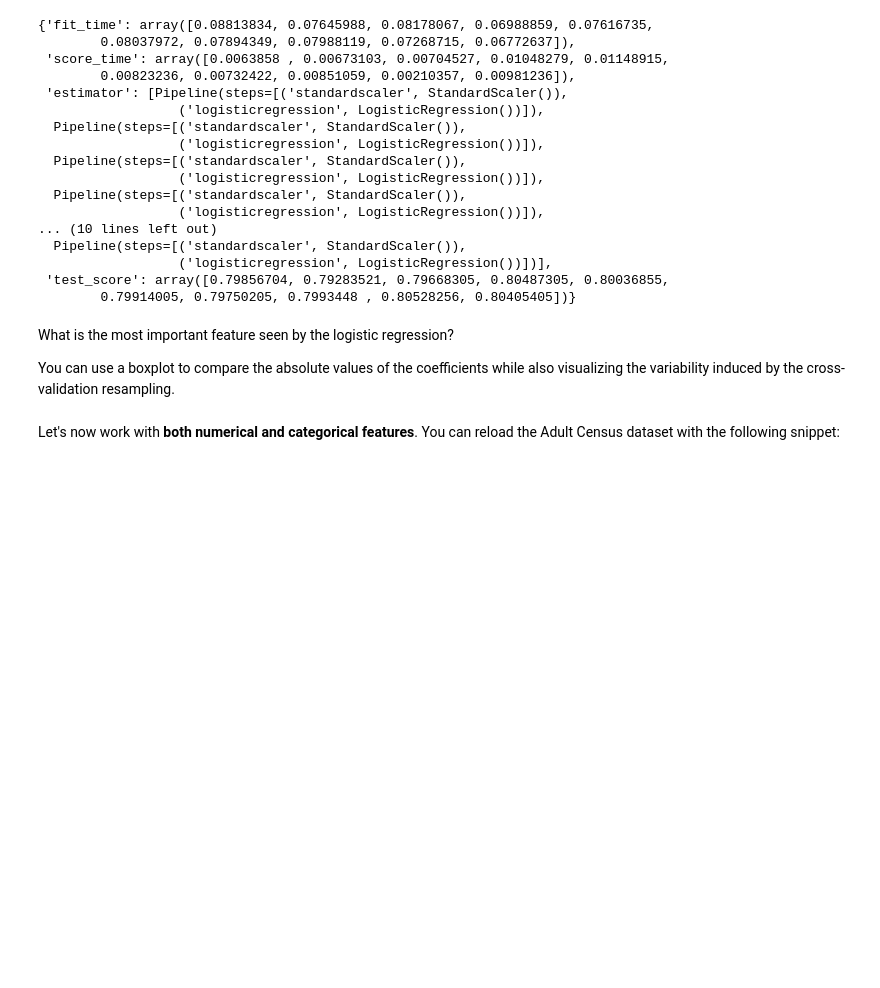
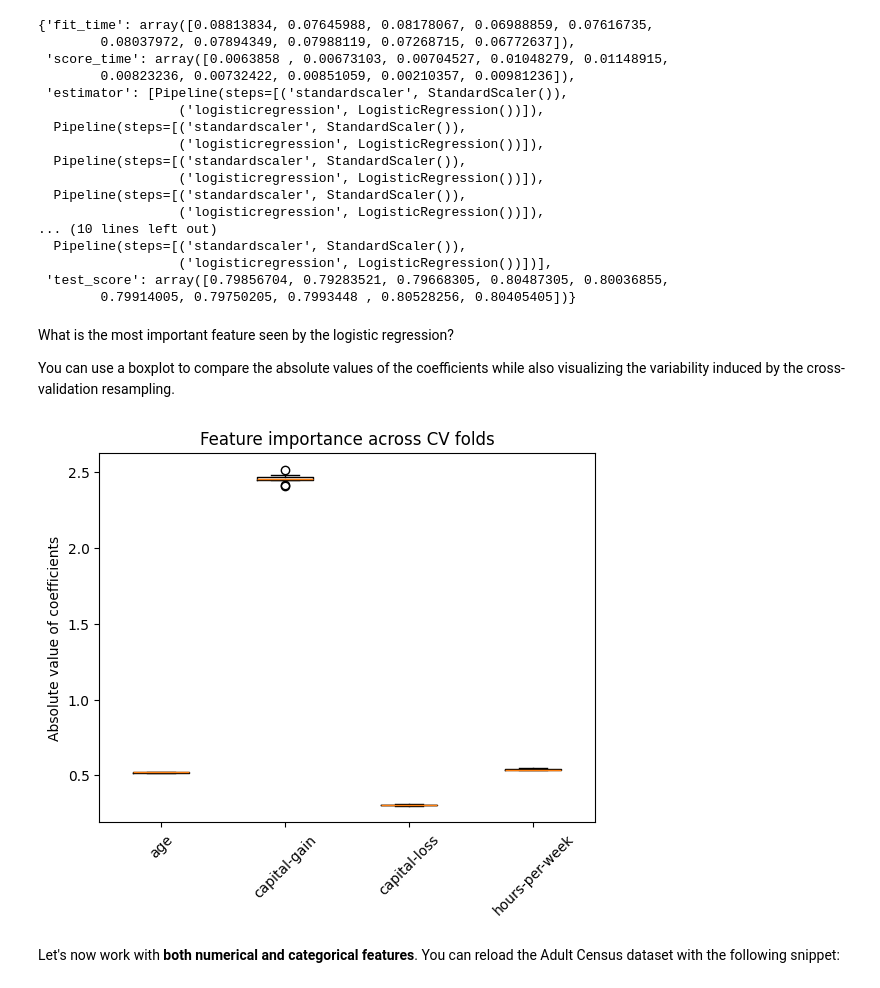
Before and after one commit to zeyad70/week3, a Jupyter notebook: week-3/linear_models_ex_03.ipynb, the cells around one changed output. Cells and saved outputs as stored; diff of their text form; code cells hidden in the pictures; blank space fills up the shorter version.

```diff
--- a/week-3/linear_models_ex_03.ipynb
+++ b/week-3/linear_models_ex_03.ipynb
@@ -79,3 +77,19 @@ also visualizing the variability induced by the cross-validation resampling.
+# %%
+# Write your code here.
+import matplotlib.pyplot as plt
+import numpy as np
+import pandas as pd
+
+coefficients = np.array([est.named_steps["logisticregression"].coef_[0] for est in cv_results_num["estimator"]])
+abs_coefficients = np.abs(coefficients)
+
+plt.boxplot(abs_coefficients, labels=data.columns)
+plt.ylabel("Absolute value of coefficients")
+plt.title("Feature importance across CV folds")
+plt.xticks(rotation=45)
+plt.show()
+# %% [output]
+[figure, added]
 # %% [markdown]
 Let's now work with **both numerical and categorical features**. You can
 reload the Adult Census dataset with the following snippet:
```
Also changed, not shown: parts of 1 cell of this notebook.
